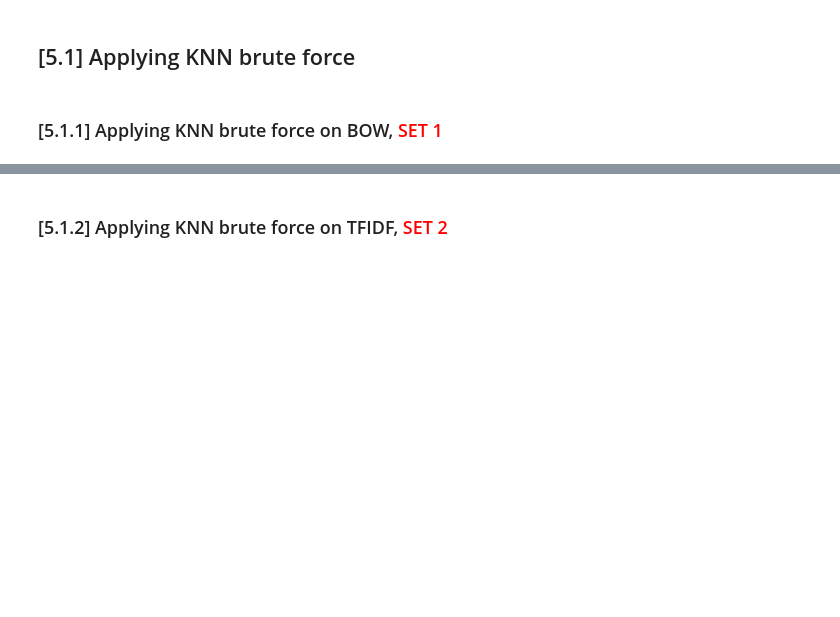
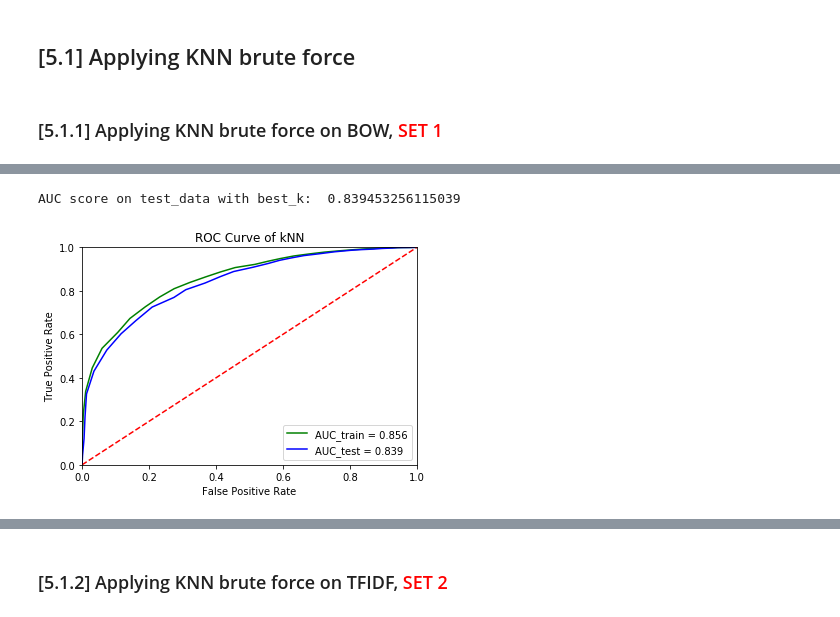
Before and after one commit to as3eem/AmazonFoodReview, a Jupyter notebook: 03 Amazon Fine Food Reviews Analysis_KNN.ipynb, the cells around one changed output, grey strips where cells are left out. Drawn from its saved outputs; the diff is of its cells as text; code cells hidden in the pictures; blank space fills up the shorter version.

Commit message:
All 8 algorithms comparision done.

```diff
--- a/03 Amazon Fine Food Reviews Analysis_KNN.ipynb
+++ b/03 Amazon Fine Food Reviews Analysis_KNN.ipynb
@@ -766,7 +766,7 @@ ks_cv=[]
 
 ############ HYPER-PARAMETER TUNING ##############
 for i in range(1,50,4):
-    knn = KNeighborsClassifier(n_neighbors=i, algorithm='brute')
+    knn = KNeighborsClassifier(n_neighbors=i, algorithm='brute', metric='cosine') #with eucledian distance metric auc is only 0.67
     knn.fit(X_train_bow, y_train)
     # y_pred = knn.predict(X_test_bow)
     proba = knn.predict_proba(X_train_bow)[:,1]
@@ -794,32 +797,35 @@ print("Best K for KNN Model from cv_data is: ",best_k, "for cooresponding AUC va
 # %%
 
 ######### FRESH-MODEL FOR BEST_K ######################
-knn = KNeighborsClassifier(n_neighbors=best_k,algorithm='brute')
+knn = KNeighborsClassifier(n_neighbors=best_k,algorithm='brute', metric='cosine')
 knn.fit(X_train_bow, y_train)
 
 y_pred = knn.predict(X_test_bow)
 proba = knn.predict_proba(X_test_bow)[:,1]
 fpr, tpr, threshold = roc_curve(y_test, proba)
 roc_auc = auc(fpr, tpr)
 print("AUC score on test_data with best_k: ",roc_auc)
 proba = knn.predict_proba(X_train_bow)[:,1]
 fpr_train, tpr_train, threshold_train = roc_curve(y_train, proba)
 roc_auc_train = auc(fpr_train, tpr_train)
 
 k_1 = best_k
 set_1_auc = roc_auc
 ############# ROC CURVE ######################
 plt.title('Receiver Operating Characteristic')
 plt.plot(fpr_train, tpr_train, 'g', label = 'AUC_train = %0.3f' % roc_auc_train)
 plt.plot(fpr, tpr, 'b', label = 'AUC_test = %0.3f' % roc_auc)
 plt.legend(loc = 'lower right')
 plt.plot([0, 1], [0, 1],'r--')
 plt.xlim([0, 1])
 plt.ylim([0, 1])
 plt.ylabel('True Positive Rate')
 plt.xlabel('False Positive Rate')
 plt.title('ROC Curve of kNN')
 plt.show()
+# %% [output]
+AUC score on test_data with best_k:  0.839453256115039
+[figure, added]
 # %%
 ########### CONFUSION MATRIX ############
 
```
Also changed, not shown: parts of 32 cells of this notebook.
